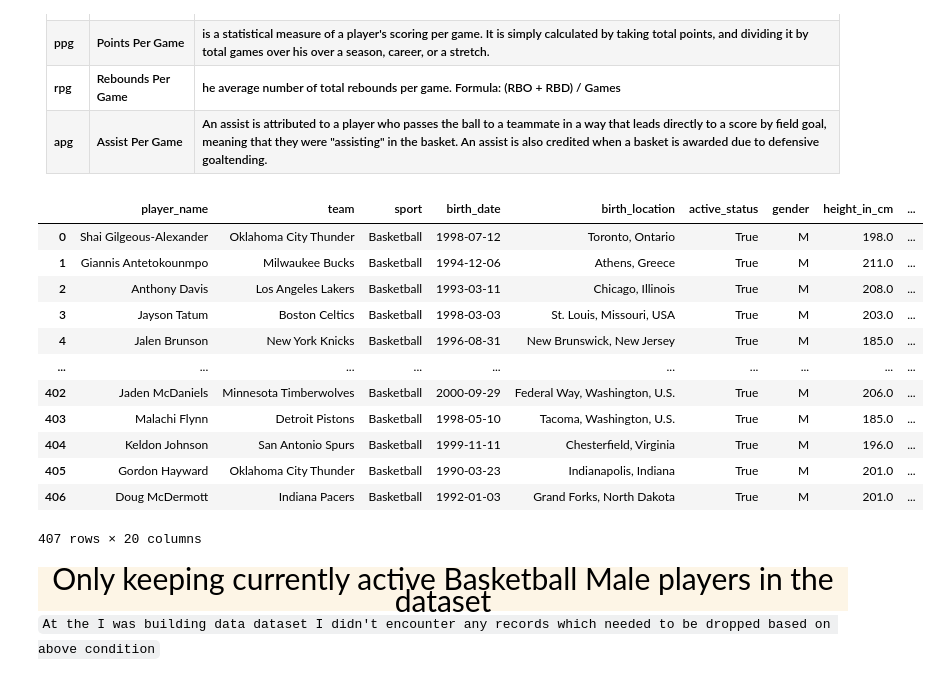
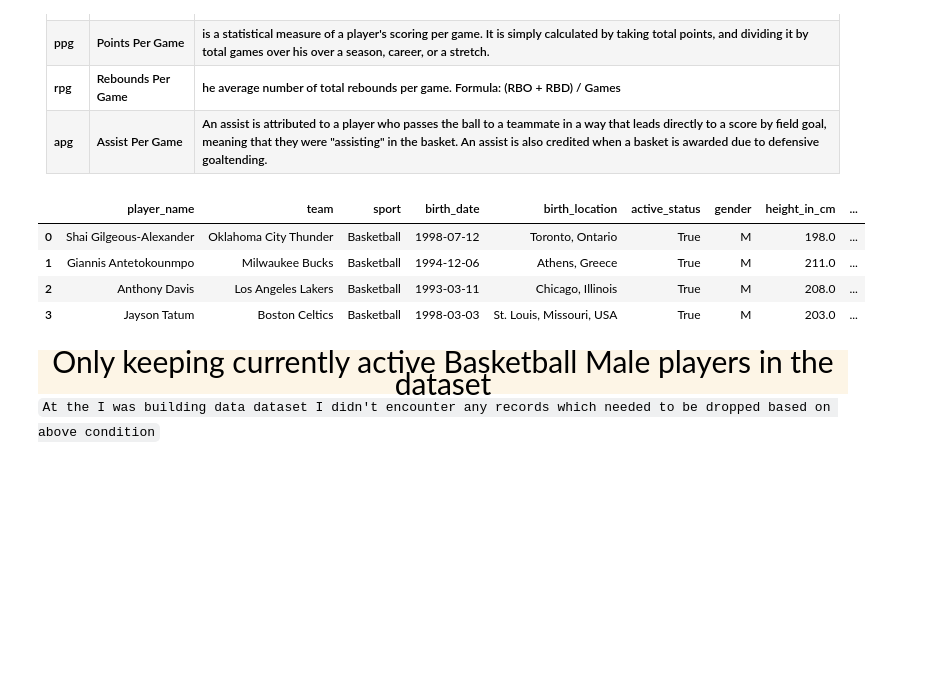
Before and after one commit to manab36/Data-Analysis, a Jupyter notebook: basketball_players_hypothesis_testing.ipynb, the cells around one changed output. Cells and saved outputs as stored; diff of their text form; code cells hidden in the pictures; blank space fills up the shorter version.

```diff
--- a/basketball_players_hypothesis_testing.ipynb
+++ b/basketball_players_hypothesis_testing.ipynb
@@ -364,21 +181,13 @@ Dataset Description and Preprocessing
 </table>
 # %%
 data= pd.read_csv(R"dataset\basketball_players.csv")
-data
+data.head(4)
 # %% [output]
 |  | player_name | team | sport | birth_date | birth_location | active_status | gender | height_in_cm | ... |
 | 0 | Shai Gilgeous-Alexander | Oklahoma City Thunder | Basketball | 1998-07-12 | Toronto, Ontario | True | M | 198.0 | ... |
 | 1 | Giannis Antetokounmpo | Milwaukee Bucks | Basketball | 1994-12-06 | Athens, Greece | True | M | 211.0 | ... |
 | 2 | Anthony Davis | Los Angeles Lakers | Basketball | 1993-03-11 | Chicago, Illinois | True | M | 208.0 | ... |
 | 3 | Jayson Tatum | Boston Celtics | Basketball | 1998-03-03 | St. Louis, Missouri, USA | True | M | 203.0 | ... |
-| 4 | Jalen Brunson | New York Knicks | Basketball | 1996-08-31 | New Brunswick, New Jersey | True | M | 185.0 | ... |
-| ... | ... | ... | ... | ... | ... | ... | ... | ... | ... |
-| 402 | Jaden McDaniels | Minnesota Timberwolves | Basketball | 2000-09-29 | Federal Way, Washington, U.S. | True | M | 206.0 | ... |
-| 403 | Malachi Flynn | Detroit Pistons | Basketball | 1998-05-10 | Tacoma, Washington, U.S. | True | M | 185.0 | ... |
-| 404 | Keldon Johnson | San Antonio Spurs | Basketball | 1999-11-11 | Chesterfield, Virginia | True | M | 196.0 | ... |
-| 405 | Gordon Hayward | Oklahoma City Thunder | Basketball | 1990-03-23 | Indianapolis, Indiana | True | M | 201.0 | ... |
-| 406 | Doug McDermott | Indiana Pacers | Basketball | 1992-01-03 | Grand Forks, North Dakota | True | M | 201.0 | ... |
-407 rows × 20 columns
 # %% [markdown]
 <div style=" line-height: 60px;height: 100%; font-size: 30px; text-align: center; background-color: OldLace; color: black;">
 Only keeping currently active Basketball Male players in the dataset
```
Also changed, not shown: parts of 51 cells of this notebook, 2 other files.
